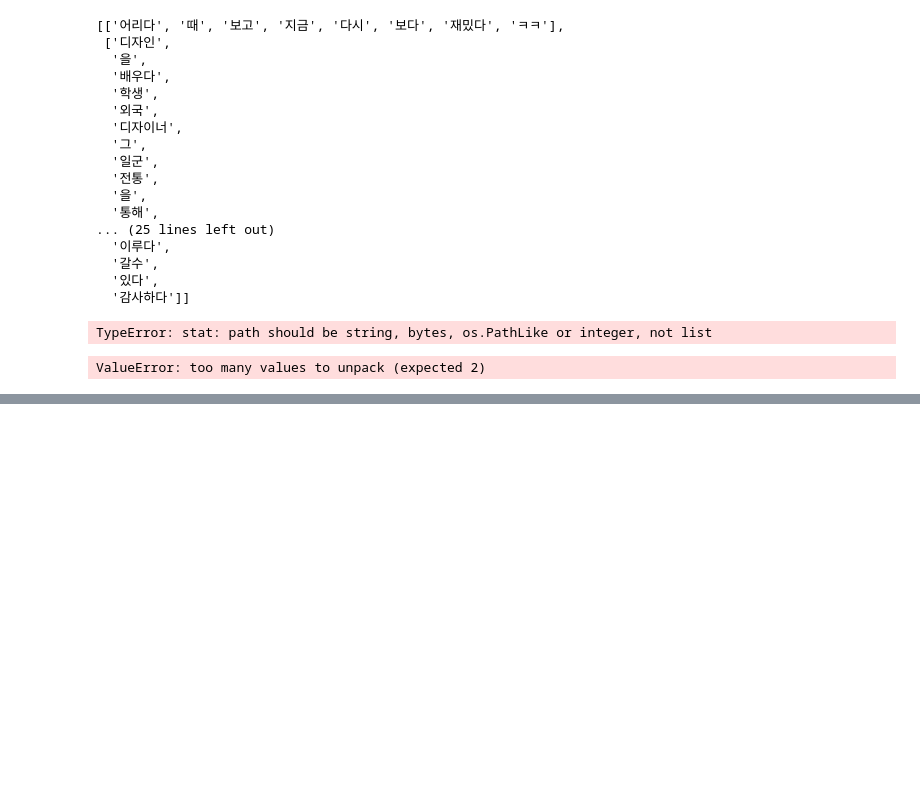
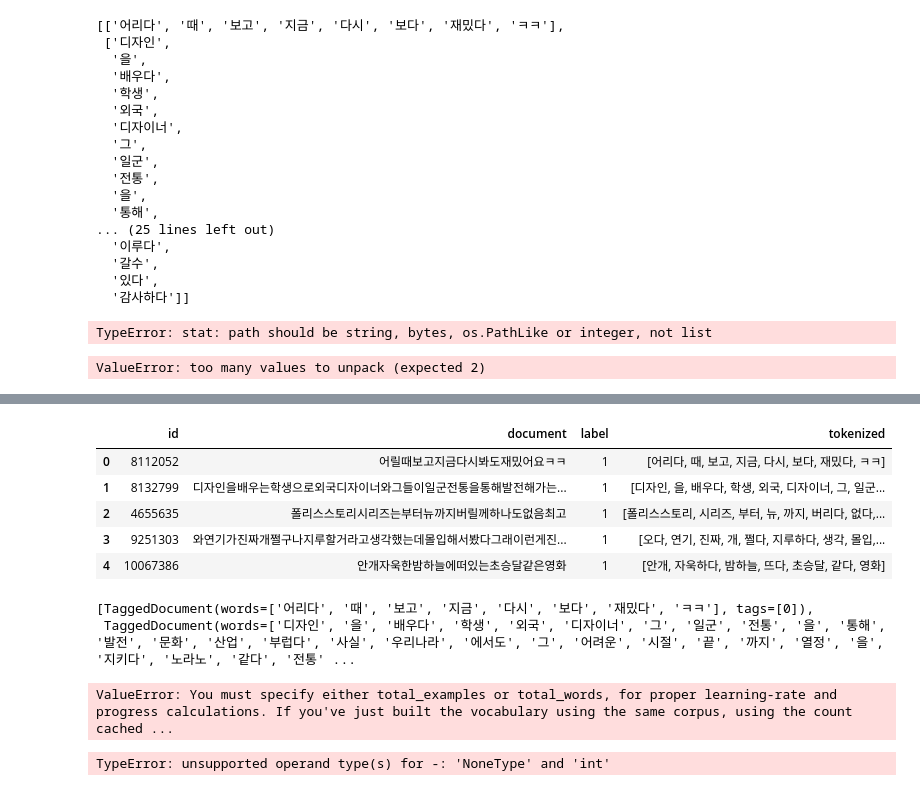
Before and after one commit to skdbsxir/DS-Studying, a Jupyter notebook: [NN Study]/[NLP Study]/II-07. Doc2Vec.ipynb, the cells around one changed output, grey strips where cells are left out. Saved outputs shown, nothing was run; the diff lists cells and outputs as text; code cells hidden in the pictures; blank space fills up the shorter version.

Commit message:
KeyedVectors 으으윽ㅅㅂ 예제좀 더 찾아보자

```diff
--- a/[NN Study]/[NLP Study]/II-07. Doc2Vec.ipynb
+++ b/[NN Study]/[NLP Study]/II-07. Doc2Vec.ipynb
@@ -149,0 +160,11 @@ ValueError: too many values to unpack (expected 2)
+# %%
+train_data['tokenized'] = tokenized_data
+# %%
+train_data.head()
+# %% [output]
+|  | id | document | label | tokenized |
+| 0 | 8112052 | 어릴때보고지금다시봐도재밌어요ㅋㅋ | 1 | [어리다, 때, 보고, 지금, 다시, 보다, 재밌다, ㅋㅋ] |
+| 1 | 8132799 | 디자인을배우는학생으로외국디자이너와그들이일군전통을통해발전해가는... | 1 | [디자인, 을, 배우다, 학생, 외국, 디자이너, 그, 일군... |
+| 2 | 4655635 | 폴리스스토리시리즈는부터뉴까지버릴께하나도없음최고 | 1 | [폴리스스토리, 시리즈, 부터, 뉴, 까지, 버리다, 없다,... |
+| 3 | 9251303 | 와연기가진짜개쩔구나지루할거라고생각했는데몰입해서봤다그래이런게진... | 1 | [오다, 연기, 진짜, 개, 쩔다, 지루하다, 생각, 몰입,... |
+| 4 | 10067386 | 안개자욱한밤하늘에떠있는초승달같은영화 | 1 | [안개, 자욱하다, 밤하늘, 뜨다, 초승달, 같다, 영화] |
@@ -149,0 +178,5 @@ ValueError: too many values to unpack (expected 2)
+# %%
+documents[:2]
+# %% [output]
+[TaggedDocument(words=['어리다', '때', '보고', '지금', '다시', '보다', '재밌다', 'ㅋㅋ'], tags=[0]),
+ TaggedDocument(words=['디자인', '을', '배우다', '학생', '외국', '디자이너', '그', '일군', '전통', '을', '통해', '발전', '문화', '산업', '부럽다', '사실', '우리나라', '에서도', '그', '어려운', '시절', '끝', '까지', '열정', '을', '지키다', '노라노', '같다', '전통' ...
@@ -149,0 +191,16 @@ ValueError: too many values to unpack (expected 2)
+# %%
+model.build_vocab(documents)
+
+for epoch in range(5):
+    model.train(documents),
+    model.alpha -= 0.002
+    model.min_alpha = model.alpha
+# %% [output]
+ValueError: You must specify either total_examples or total_words, for proper learning-rate and progress calculations. If you've just built the vocabulary using the same corpus, using the count cached ...
+# %%
+token = "good to see.".split()
+
+new_vector = model.infer_vector(token)
+sims = model.docvecs.most_similar([new_vector])
+# %% [output]
+TypeError: unsupported operand type(s) for -: 'NoneType' and 'int'
```
Also changed, not shown: parts of 10 cells of this notebook.
